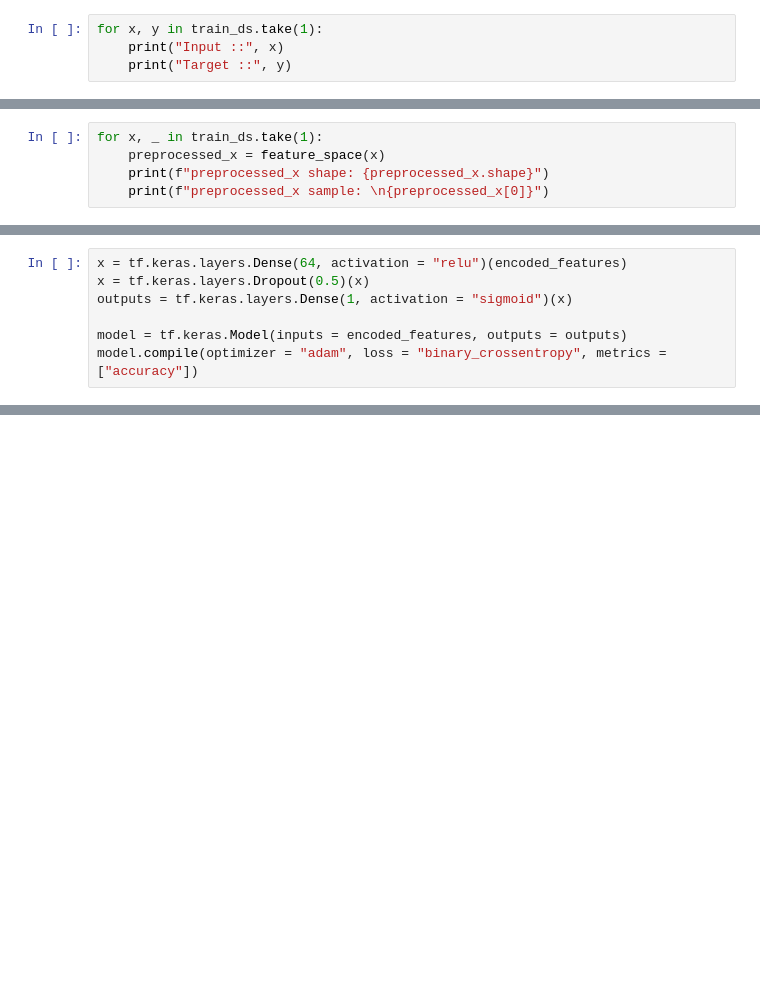
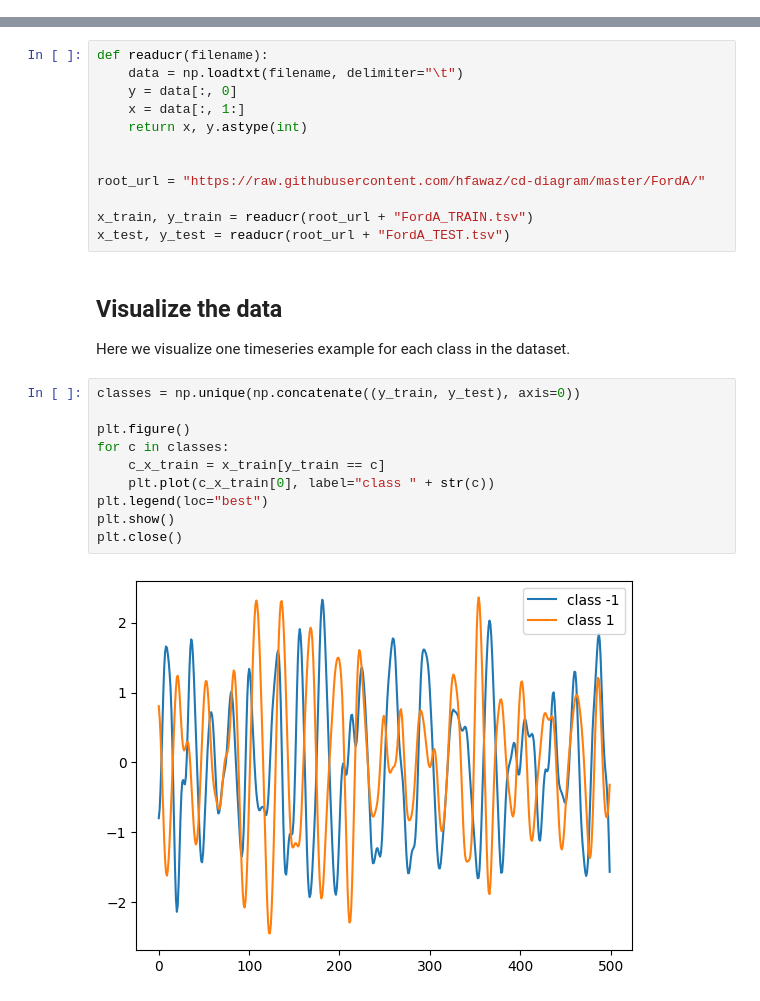
Before and after one commit to ritwiks9635/Tabular_Data_Projects_File, a Jupyter notebook: FeatureSpace_advanced.ipynb, the cells around one changed output, grey strips where cells are left out. Cells and saved outputs as stored; diff of their text form; blank space fills up the shorter version.

```diff
--- a/FeatureSpace_advanced.ipynb
+++ b/FeatureSpace_advanced.ipynb
@@ -192,4 +2,0 @@ valid_ds = dataframe_to_dataset(valid_dataframe)
-# %%
-for x, y in train_ds.take(1):
-    print("Input ::", x)
-    print("Target ::", y)
@@ -482,5 +2,0 @@ sample, combining encoded features and feature crosses.
-# %%
-for x, _ in train_ds.take(1):
-    preprocessed_x = feature_space(x)
-    print(f"preprocessed_x shape: {preprocessed_x.shape}")
-    print(f"preprocessed_x sample: \n{preprocessed_x[0]}")
@@ -546,7 +2,0 @@ attention to the architecture.
-# %%
-x = tf.keras.layers.Dense(64, activation = "relu")(encoded_features)
-x = tf.keras.layers.Dropout(0.5)(x)
-outputs = tf.keras.layers.Dense(1, activation = "sigmoid")(x)
-
-model = tf.keras.Model(inputs = encoded_features, outputs = outputs)
-model.compile(optimizer = "adam", loss = "binary_crossentropy", metrics = ["accuracy"])
@@ -638,0 +34,28 @@ This particular client has a 11.33% probability of subscribing a term deposit, a
+# %%
+def readucr(filename):
+    data = np.loadtxt(filename, delimiter="\t")
+    y = data[:, 0]
+    x = data[:, 1:]
+    return x, y.astype(int)
+
+
+root_url = "https://raw.githubusercontent.com/hfawaz/cd-diagram/master/FordA/"
+
+x_train, y_train = readucr(root_url + "FordA_TRAIN.tsv")
+x_test, y_test = readucr(root_url + "FordA_TEST.tsv")
+# %% [markdown]
+## Visualize the data
+
+Here we visualize one timeseries example for each class in the dataset.
+# %%
+classes = np.unique(np.concatenate((y_train, y_test), axis=0))
+
+plt.figure()
+for c in classes:
+    c_x_train = x_train[y_train == c]
+    plt.plot(c_x_train[0], label="class " + str(c))
+plt.legend(loc="best")
+plt.show()
+plt.close()
+# %% [output]
+[figure, added]
```
Also changed, not shown: parts of 71 cells of this notebook.
